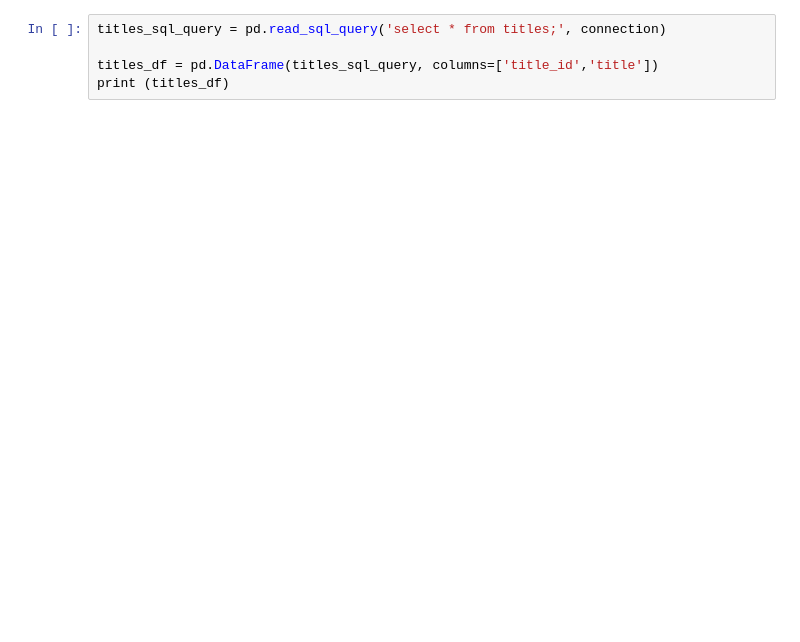
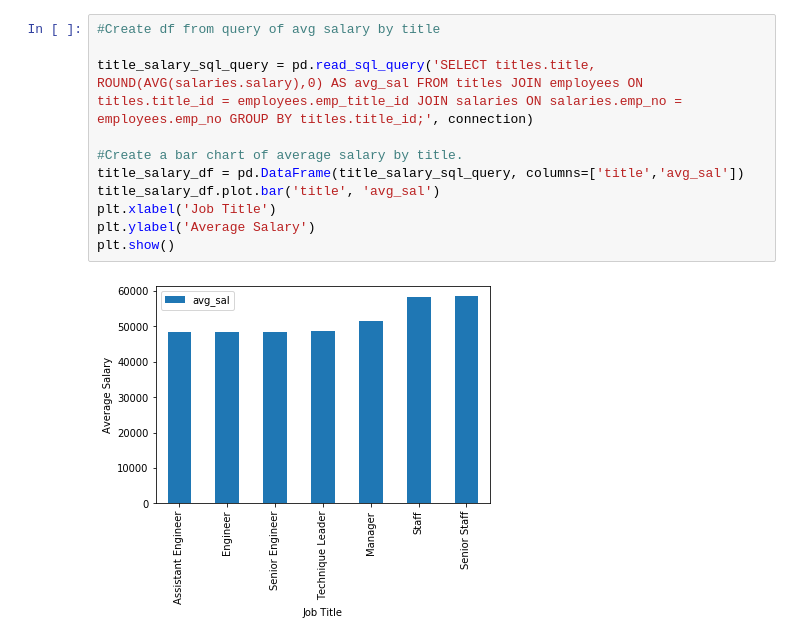
Before and after one commit to Terrence-Cummings/sql-challenge, a Jupyter notebook: EmployeeSQL/SQL_Homework.ipynb, the cells around one changed output. Saved outputs shown, nothing was run; the diff lists cells and outputs as text; blank space fills up the shorter version.

```diff
--- a/EmployeeSQL/SQL_Homework.ipynb
+++ b/EmployeeSQL/SQL_Homework.ipynb
@@ -31,5 +35,13 @@ plt.show()
-# %%
-titles_sql_query = pd.read_sql_query('select * from titles;', connection)
-
-titles_df = pd.DataFrame(titles_sql_query, columns=['title_id','title'])
-print (titles_df)
+# %%
+#Create df from query of avg salary by title
+
+title_salary_sql_query = pd.read_sql_query('SELECT titles.title, ROUND(AVG(salaries.salary),0) AS avg_sal FROM titles JOIN employees ON titles.title_id = employees.emp_title_id JOIN salaries ON salaries.emp_no = employees.emp_no GROUP BY titles.title_id;', connection)
+
+#Create a bar chart of average salary by title.
+title_salary_df = pd.DataFrame(title_salary_sql_query, columns=['title','avg_sal'])
+title_salary_df.plot.bar('title', 'avg_sal')
+plt.xlabel('Job Title')
+plt.ylabel('Average Salary')
+plt.show()
+# %% [output]
+[figure, added]
```
Also changed, not shown: parts of 6 cells of this notebook, 5 other files.
